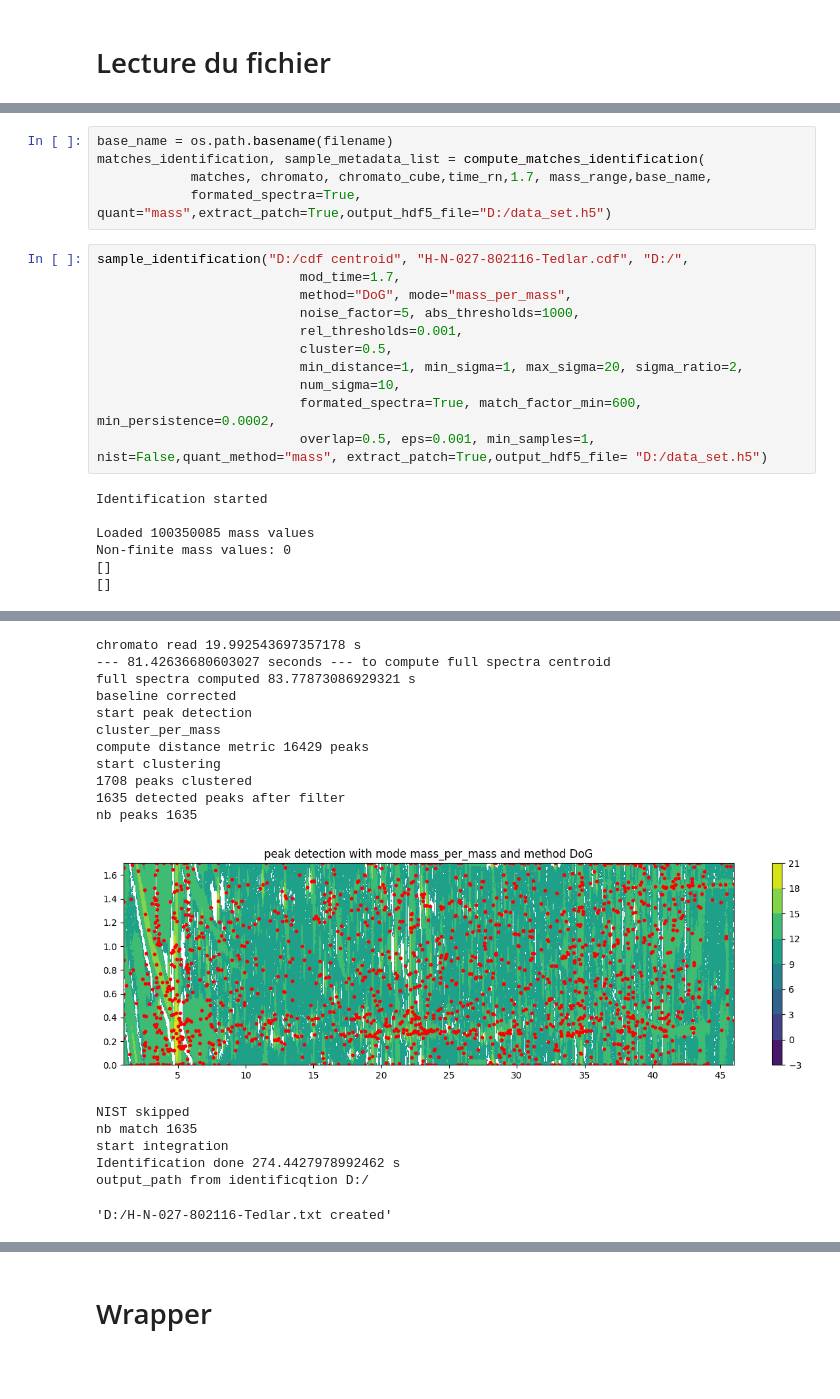
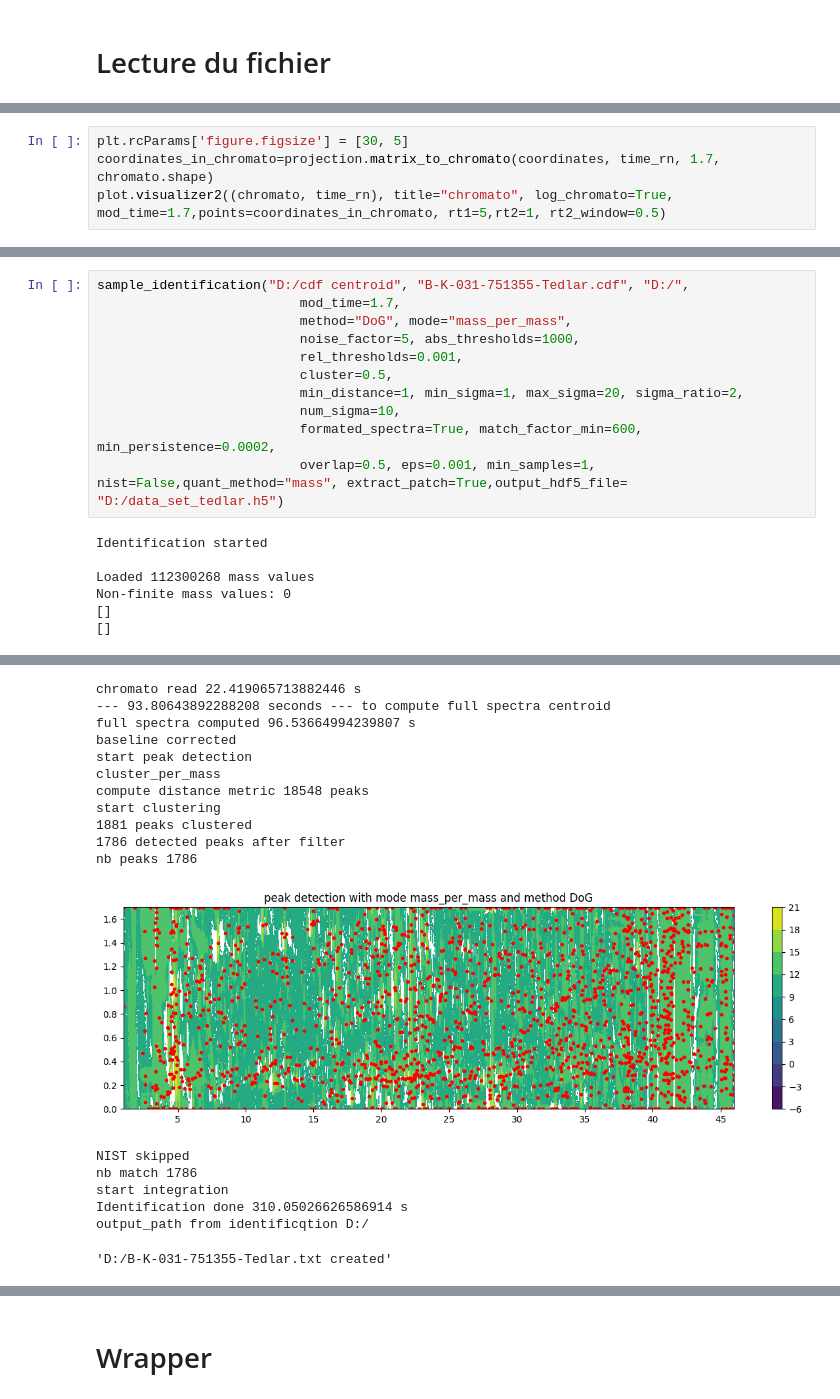
Before and after one commit to Lollith/Python-2DGC-Alignment, a Jupyter notebook: notebooks/db_scan.ipynb, the cells around one changed output, grey strips where cells are left out. Cells and saved outputs as stored; diff of their text form; blank space fills up the shorter version.

```diff
--- a/notebooks/db_scan.ipynb
+++ b/notebooks/db_scan.ipynb
@@ -68,0 +69,4 @@ start clustering
+# %%
+plt.rcParams['figure.figsize'] = [30, 5]
+coordinates_in_chromato=projection.matrix_to_chromato(coordinates, time_rn, 1.7, chromato.shape)
+plot.visualizer2((chromato, time_rn), title="chromato", log_chromato=True,  mod_time=1.7,points=coordinates_in_chromato, rt1=5,rt2=1, rt2_window=0.5)
@@ -75,12 +85,7 @@ matches = matching.matching_nist_lib_from_chromato_cube(
 # %% [output]
 NIST skipped
-# %%
-base_name = os.path.basename(filename)
-matches_identification, sample_metadata_list = compute_matches_identification(
-            matches, chromato, chromato_cube,time_rn,1.7, mass_range,base_name,
-            formated_spectra=True, quant="mass",extract_patch=True,output_hdf5_file="D:/data_set.h5")
 # %%
-sample_identification("D:/cdf centroid", "H-N-027-802116-Tedlar.cdf", "D:/",
+sample_identification("D:/cdf centroid", "B-K-031-751355-Tedlar.cdf", "D:/",
                           mod_time=1.7,
                           method="DoG", mode="mass_per_mass",
                           noise_factor=5, abs_thresholds=1000,
@@ -89,11 +94,11 @@ sample_identification("D:/cdf centroid", "H-N-027-802116-Tedlar.cdf", "D:/",
                           min_distance=1, min_sigma=1, max_sigma=20, sigma_ratio=2,
                           num_sigma=10,
                           formated_spectra=True, match_factor_min=600, min_persistence=0.0002,
-                          overlap=0.5, eps=0.001, min_samples=1, nist=False,quant_method="mass", extract_patch=True,output_hdf5_file= "D:/data_set.h5")
+                          overlap=0.5, eps=0.001, min_samples=1, nist=False,quant_method="mass", extract_patch=True,output_hdf5_file= "D:/data_set_tedlar.h5")
 # %% [output]
 Identification started
 
-Loaded 100350085 mass values
+Loaded 112300268 mass values
 Non-finite mass values: 0
 []
 []
@@ -101,18 +106,18 @@ Non-finite mass values: 0
-chromato read 19.992543697357178 s
---- 81.42636680603027 seconds --- to compute full spectra centroid
-full spectra computed 83.77873086929321 s
+chromato read 22.419065713882446 s
+--- 93.80643892288208 seconds --- to compute full spectra centroid
+full spectra computed 96.53664994239807 s
 baseline corrected
 start peak detection
 cluster_per_mass
-compute distance metric 16429 peaks
+compute distance metric 18548 peaks
 start clustering
-1708 peaks clustered
-1635 detected peaks after filter
-nb peaks 1635
+1881 peaks clustered
+1786 detected peaks after filter
+nb peaks 1786
-[figure, old version]
+[figure, new version]
 NIST skipped
-nb match 1635
+nb match 1786
 start integration
-Identification done 274.4427978992462 s
+Identification done 310.05026626586914 s
 output_path from identificqtion D:/
-'D:/H-N-027-802116-Tedlar.txt created'
+'D:/B-K-031-751355-Tedlar.txt created'
```
Also changed, not shown: parts of 52 cells of this notebook, 2 other files.
